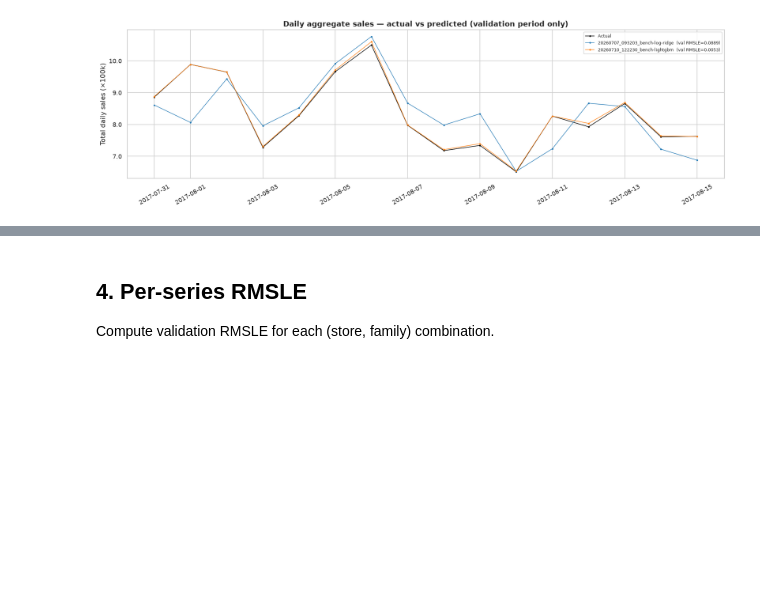
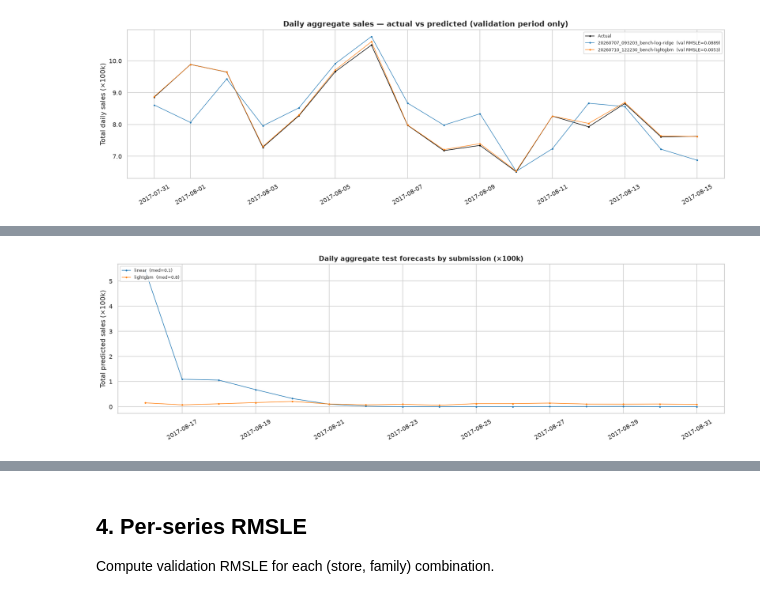
Before and after one commit to RickArko/kcom-store-sales, a Jupyter notebook: notebooks/visualize_predictions.ipynb, the cells around one changed output, grey strips where cells are left out. Cells and saved outputs as stored; diff of their text form; code cells hidden in the pictures; blank space fills up the shorter version.

```diff
--- a/notebooks/visualize_predictions.ipynb
+++ b/notebooks/visualize_predictions.ipynb
@@ -168,0 +266,28 @@ plt.show()
+# %%
+# Daily aggregate test forecasts from submissions
+fig, ax = plt.subplots(figsize=(16, 5))
+colors = ["#1f77b4", "#ff7f0e", "#2ca02c", "#d62728", "#9467bd", "#8c564b"]
+
+for idx, run_dir in enumerate(SUBMISSION_RUN_DIRS):
+    sub_preds = submission_preds[submission_preds["run"] == run_dir.name]
+    daily = (
+        sub_preds.groupby("date")["predicted"]
+        .sum()
+        .reset_index()
+        .sort_values("date")
+    )
+    row = submission_summary[submission_summary["run"] == run_dir.name].iloc[0]
+    ax.plot(
+        daily["date"], daily["predicted"] / 100_000,
+        color=colors[idx % len(colors)], linewidth=1.0, marker=".", markersize=4,
+        label=f"{row['model_type']}  (med={row['test_median']:.1f})",
+    )
+
+ax.set_title("Daily aggregate test forecasts by submission (×100k)", fontweight="bold")
+ax.set_ylabel("Total predicted sales (×100k)")
+ax.legend(fontsize=8, ncol=1, loc="upper left")
+ax.tick_params(axis="x", rotation=30)
+fig.tight_layout()
+plt.show()
+# %% [output]
+[figure, added]
```
Also changed, not shown: parts of 13 cells of this notebook, 2 other files.
